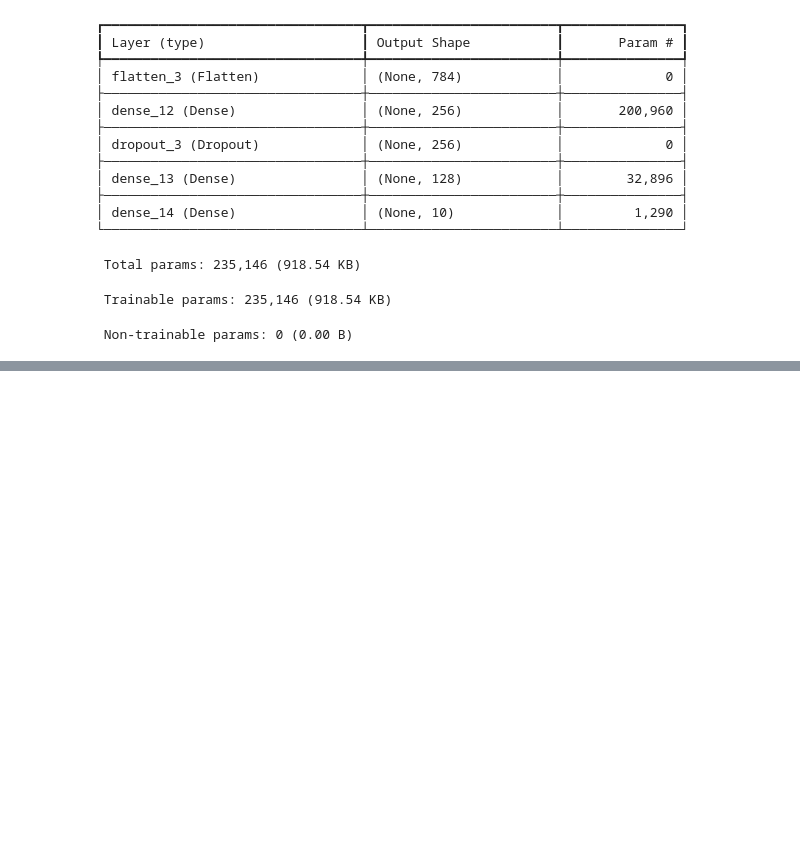
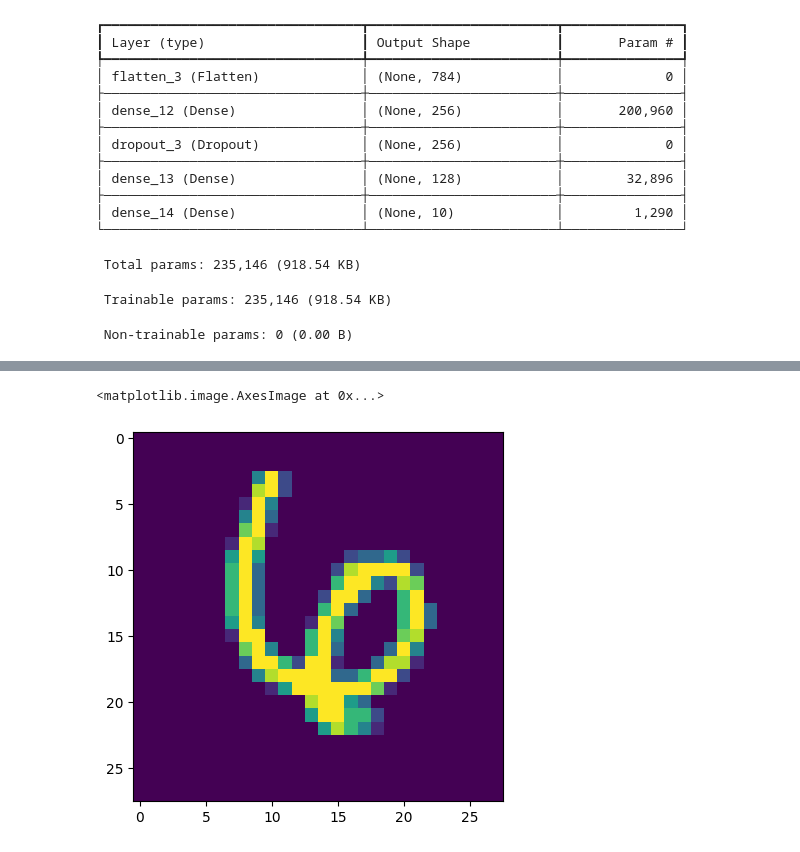
Before and after one commit to Mohammed-Abdul-Rafe-Sajid/Deep-Learning-, a Jupyter notebook: LAB_2.ipynb, the cells around one changed output, grey strips where cells are left out. Cells and saved outputs as stored; diff of their text form; code cells hidden in the pictures; blank space fills up the shorter version.

```diff
--- a/LAB_2.ipynb
+++ b/LAB_2.ipynb
@@ -373,0 +406,5 @@ model.compile(metrics=['accuracy'],optimizer='Adam',loss='sparse_categorical_cro
+# %%
+plt.imshow(X_test[22])
+# %% [output]
+<matplotlib.image.AxesImage at 0x...>
+[figure, added]
```
Also changed, not shown: parts of 10 cells of this notebook.
